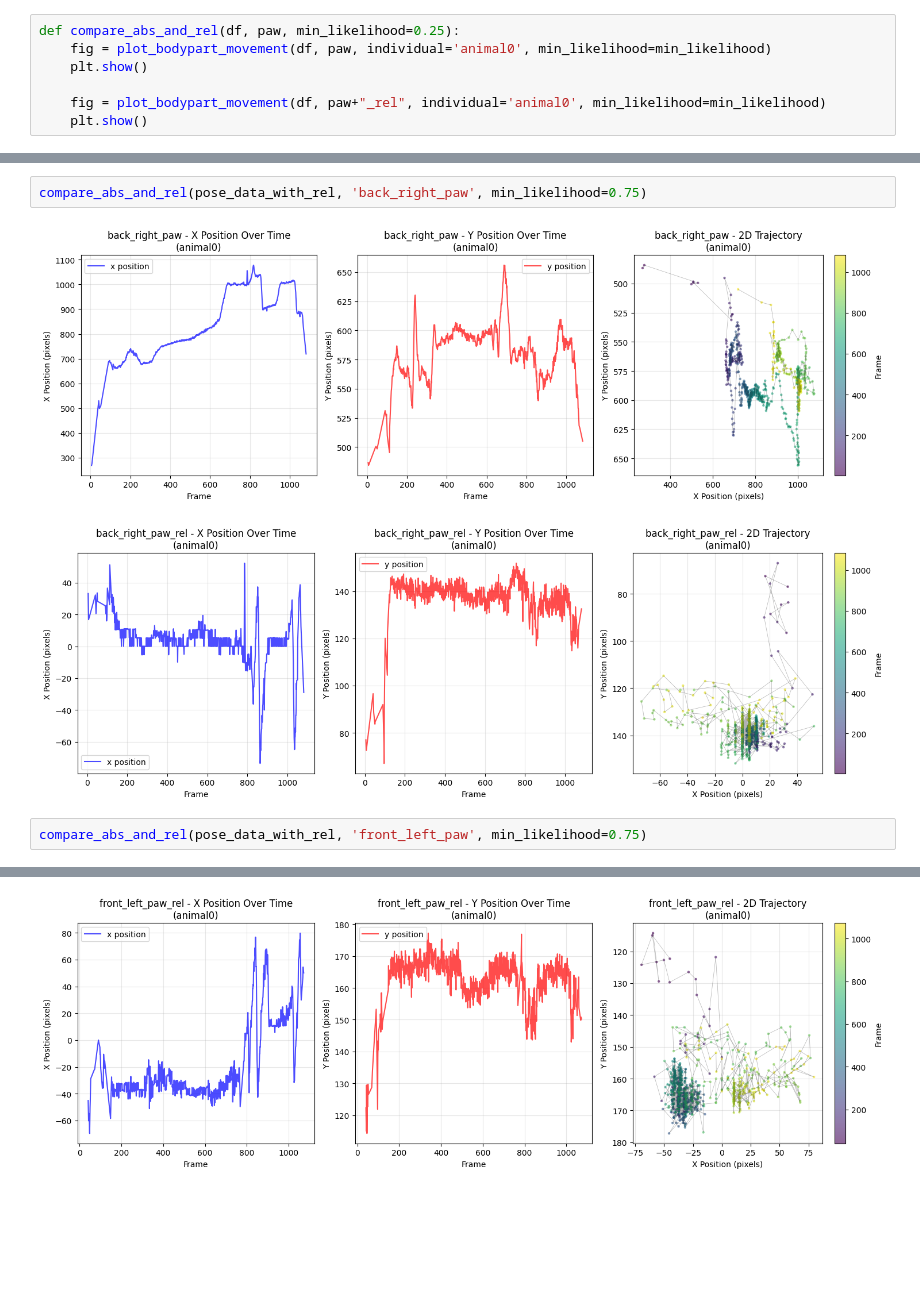
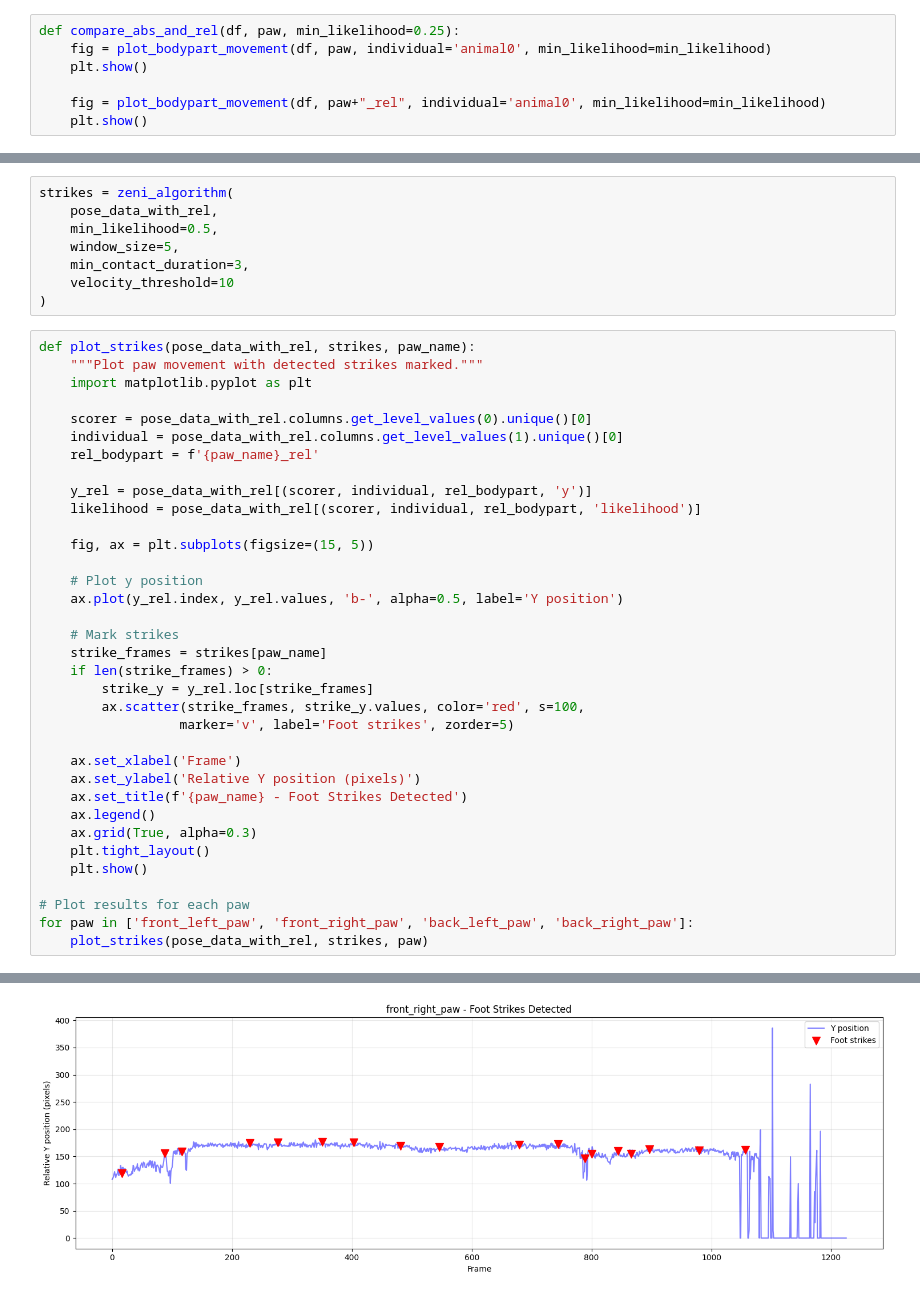
Before and after one commit to jexiao8211/datafawn, a Jupyter notebook: relative_pos.ipynb, the cells around one changed output, grey strips where cells are left out. Saved outputs shown, nothing was run; the diff lists cells and outputs as text; blank space fills up the shorter version.

```diff
--- a/relative_pos.ipynb
+++ b/relative_pos.ipynb
@@ -217,8 +365,44 @@ compare_abs_and_rel(pose_data_with_rel, 'back_left_paw', min_likelihood=0.75)
 # %%
-compare_abs_and_rel(pose_data_with_rel, 'back_right_paw', min_likelihood=0.75)
+strikes = zeni_algorithm(
+    pose_data_with_rel,
+    min_likelihood=0.5,
+    window_size=5,
+    min_contact_duration=3,
+    velocity_threshold=10
+)
-# %% [output]
-[figure, removed]
-[figure, removed]
 # %%
-compare_abs_and_rel(pose_data_with_rel, 'front_left_paw', min_likelihood=0.75)
+def plot_strikes(pose_data_with_rel, strikes, paw_name):
+    """Plot paw movement with detected strikes marked."""
+    import matplotlib.pyplot as plt
+
+    scorer = pose_data_with_rel.columns.get_level_values(0).unique()[0]
+    individual = pose_data_with_rel.columns.get_level_values(1).unique()[0]
+    rel_bodypart = f'{paw_name}_rel'
+
+    y_rel = pose_data_with_rel[(scorer, individual, rel_bodypart, 'y')]
+    likelihood = pose_data_with_rel[(scorer, individual, rel_bodypart, 'likelihood')]
+
+    fig, ax = plt.subplots(figsize=(15, 5))
+
+    # Plot y position
+    ax.plot(y_rel.index, y_rel.values, 'b-', alpha=0.5, label='Y position')
+
+    # Mark strikes
+    strike_frames = strikes[paw_name]
+    if len(strike_frames) > 0:
+        strike_y = y_rel.loc[strike_frames]
+        ax.scatter(strike_frames, strike_y.values, color='red', s=100,
+                  marker='v', label='Foot strikes', zorder=5)
+
+    ax.set_xlabel('Frame')
+    ax.set_ylabel('Relative Y position (pixels)')
+    ax.set_title(f'{paw_name} - Foot Strikes Detected')
+    ax.legend()
+    ax.grid(True, alpha=0.3)
+    plt.tight_layout()
+    plt.show()
+
+# Plot results for each paw
+for paw in ['front_left_paw', 'front_right_paw', 'back_left_paw', 'back_right_paw']:
+    plot_strikes(pose_data_with_rel, strikes, paw)
 # %% [output]
@@ -226 +410 @@ compare_abs_and_rel(pose_data_with_rel, 'front_left_paw', min_likelihood=0.75)
-[figure, old version]
+[figure, new version]
```
Also changed, not shown: parts of 5 cells of this notebook, 1 other file.
